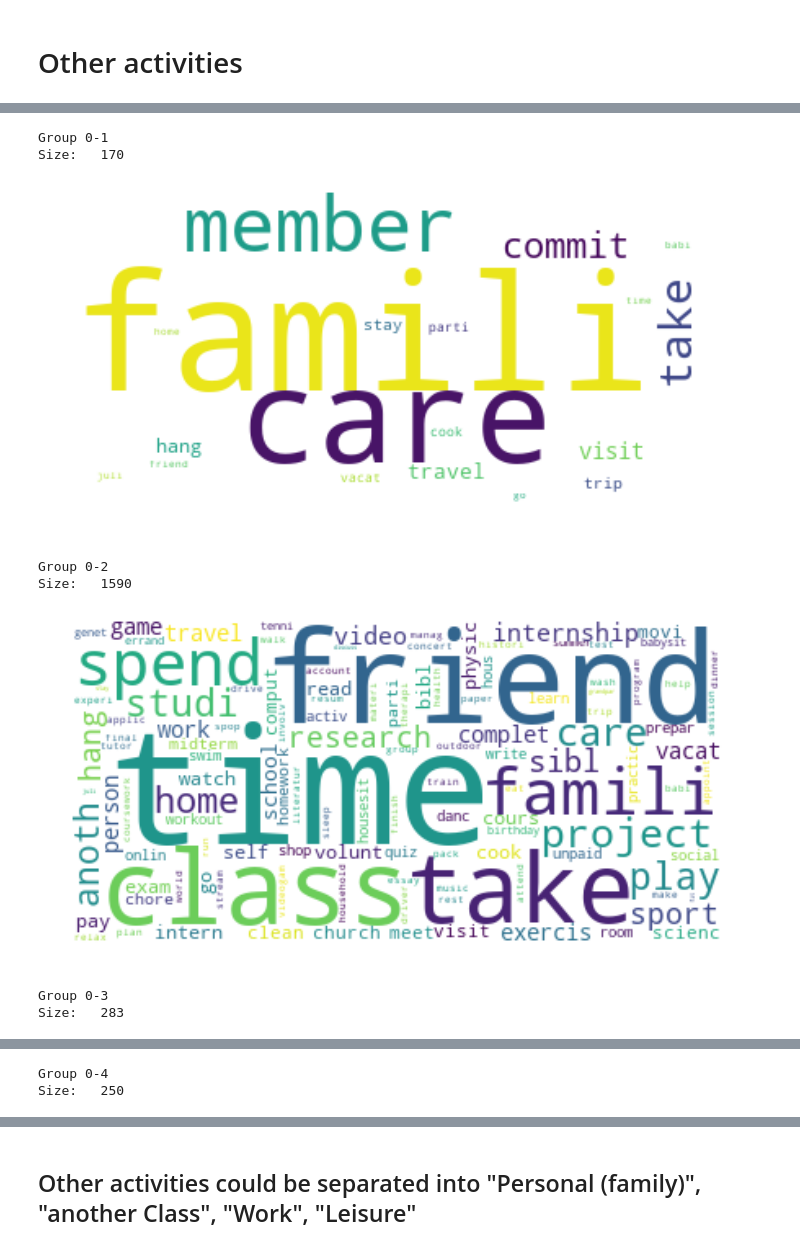
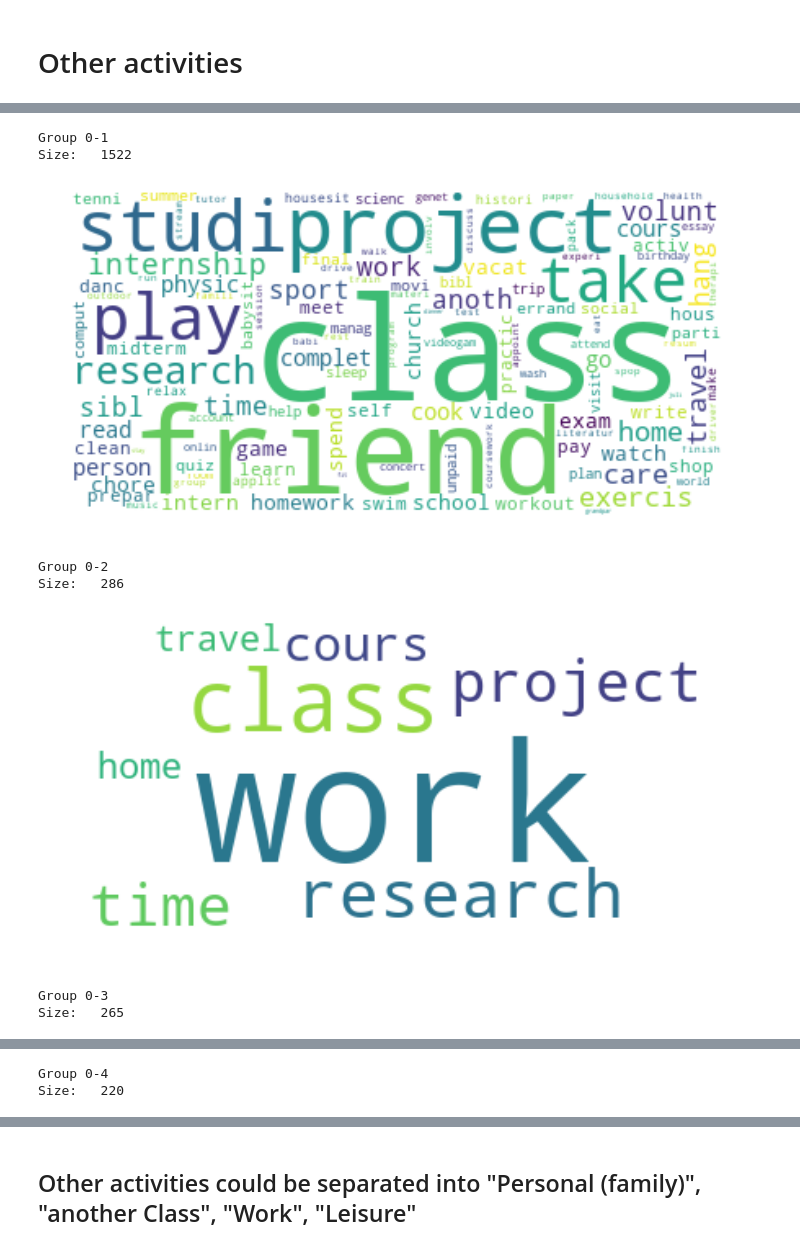
Before and after one commit to hanweny/DMOL, a Jupyter notebook: clustering/activities_unsupervised_clustering.ipynb, the cells around one changed output, grey strips where cells are left out. Cells and saved outputs as stored; diff of their text form; code cells hidden in the pictures.

```diff
--- a/clustering/activities_unsupervised_clustering.ipynb
+++ b/clustering/activities_unsupervised_clustering.ipynb
@@ -63,14 +65,14 @@ generate_wordcloud(preprocessed_oact)
 # %%
-vectorizer_params = {"min_df": 5, "max_df": 500, "lowercase": True, "stop_words": STOPWORDS, "ngram_range": (1, 4)}
+vectorizer_params = {"min_df": 5, "max_df": 500, "lowercase": True, "stop_words": STOPWORDS, "ngram_range": (1, 1)}
 clustering_params = {"n_clusters": 4, "random_state": 1}
 classifier_oact_kmeans, vectorizer_oact_kmeans = unsupervised_checking(preprocessed_oact, tf_idf = True, kMeans = True,
                                    vectorizer_params = vectorizer_params, clustering_params = clustering_params)
 # %% [output]
 Group 0-1
-Size:   170
+Size:   1522
-[figure, old version]
+[figure, new version]
 Group 0-2
-Size:   1590
+Size:   286
-[figure, old version]
+[figure, new version]
 Group 0-3
-Size:   283
+Size:   265
@@ -78,2 +80,2 @@ Size:   283
 Group 0-4
-Size:   250
+Size:   220
```
Also changed, not shown: parts of 7 cells of this notebook, 5 other files.
